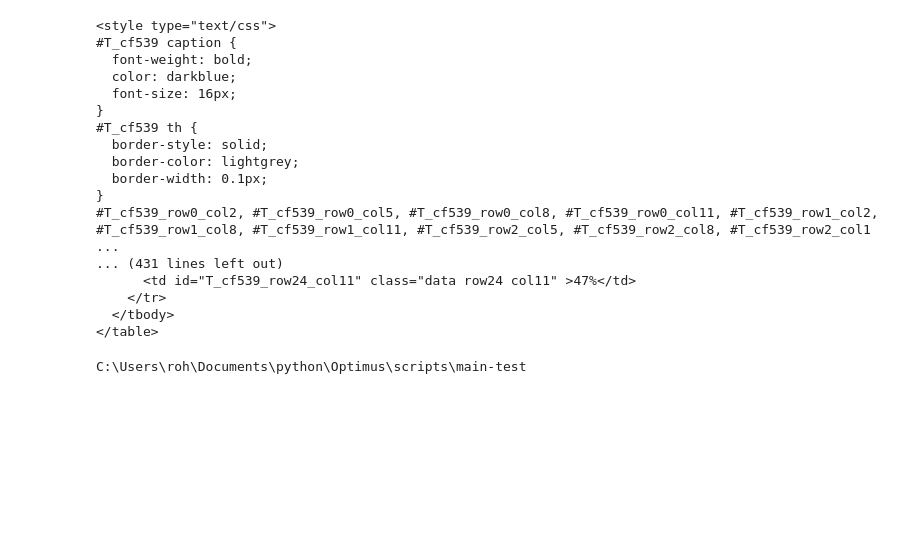
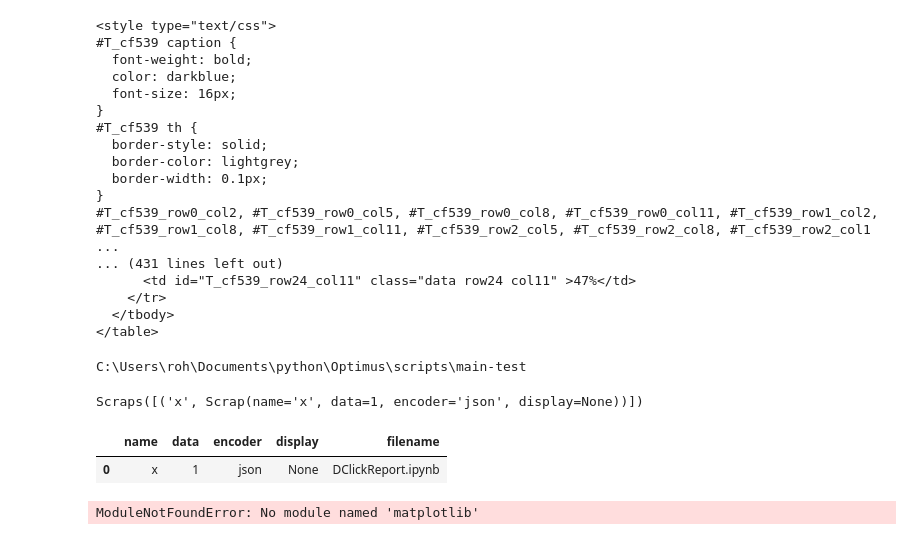
Before and after one commit to ray-oh/Optimus, a Jupyter notebook: scripts/sample_notebook/DClickReport.ipynb, the cells around one changed output. Saved outputs shown, nothing was run; the diff lists cells and outputs as text; code cells hidden in the pictures; blank space fills up the shorter version.

```diff
--- a/scripts/sample_notebook/DClickReport.ipynb
+++ b/scripts/sample_notebook/DClickReport.ipynb
@@ -233,0 +240,40 @@ f.close()
+# %%
+nb = sb.read_notebook("DClickReport.ipynb")
+# %%
+nb.scraps
+# %% [output]
+Scraps([('x', Scrap(name='x', data=1, encoder='json', display=None))])
+# %%
+nb.scrap_dataframe
+# %% [output]
+|  | name | data | encoder | display | filename |
+| 0 | x | 1 | json | None | DClickReport.ipynb |
+# %%
+length = 1000
+symbol = "XYZ"
+d = {
+    "a": 1,
+    "b": 2,
+}
+threshold = 0.1 # 10%
+import pandas as pd
+import numpy as np
+import scrapbook as sb
+import matplotlib.pyplot as plt
+# generate a DataFrame that has synthetic price information
+idx = pd.date_range(start='20100101', periods=length, freq='B')
+prices = pd.DataFrame({'price' : np.cumsum(np.random.random(length) - .5)}, index=idx)
+# normalize to always be above 0
+prices['price'] += abs(prices['price'].min())
+prices['ATH'] = prices['price'].expanding().max()
+distance = 1 - prices.iloc[-1]['price']/prices.iloc[-1]['ATH']
+if distance <= threshold:
+    close_to_ath = True
+else:
+    close_to_ath = False
+fig, ax = plt.subplots(figsize=(12,8))
+ax.plot(prices['price'])
+ax.plot(prices['ATH'])
+ax.text(prices.index[-1], prices['price'].iloc[-1], f"{distance * 100: .1f}%");
+# %% [output]
+ModuleNotFoundError: No module named 'matplotlib'
```
Also changed, not shown: parts of 3 cells of this notebook, 2 other files.
